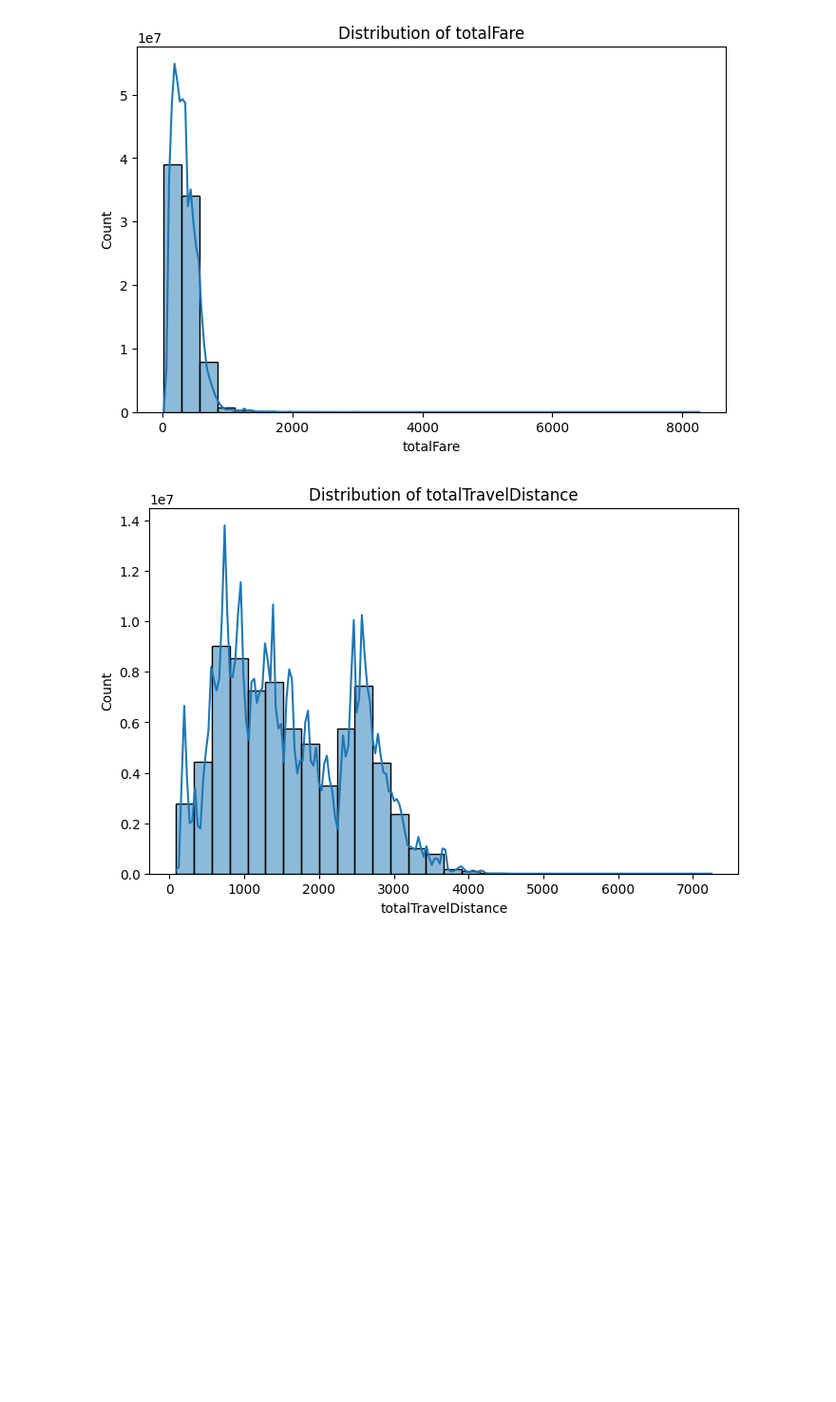
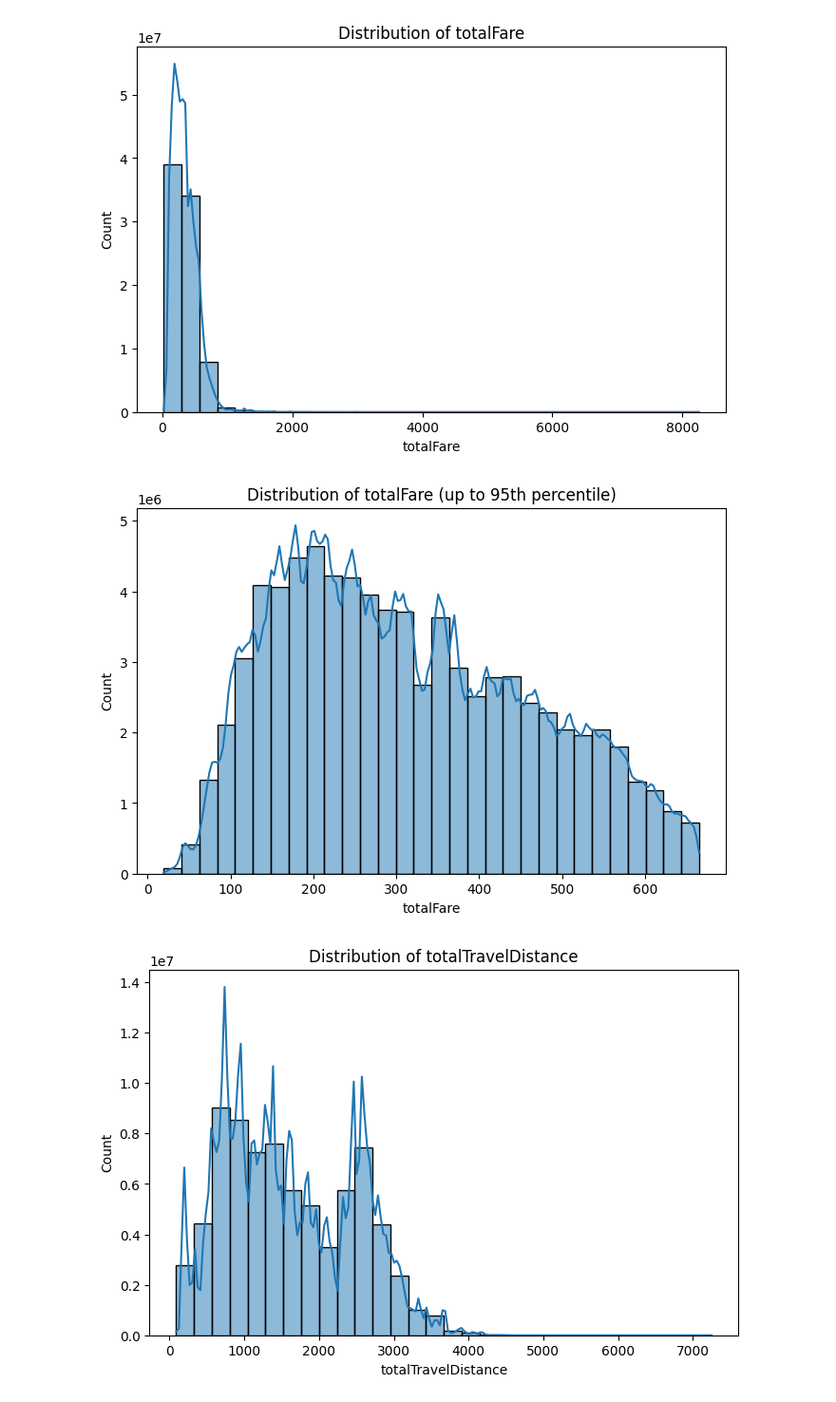
Before and after one commit to fangzhongfionaxu/AIT-DeepLearning-Project, a Jupyter notebook: Final Project.ipynb, the cells around one changed output. Shown at 95% size. Saved outputs shown, nothing was run; the diff lists cells and outputs as text; code cells hidden in the pictures; blank space fills up the shorter version.

```diff
--- a/Final Project.ipynb
+++ b/Final Project.ipynb
@@ -124,6 +124,23 @@ plt.title(f'Distribution of {col}')
 plt.show()
 # %% [output]
 [figure]
+# %%
+csv_file = 'itineraries.csv'
+col = "totalFare"
+df = pd.read_csv(csv_file, usecols=[col])
+
+# Calculate the 95th percentile
+percentile_95 = np.percentile(df[col], 95)
+
+# Filter data to include only values <= 95th percentile
+filtered_data = df[df[col] <= percentile_95][col]
+
+plt.figure(figsize=(8, 5))
+sns.histplot(filtered_data, bins=30, kde=True)
+plt.title(f'Distribution of {col} (up to 95th percentile)')
+plt.show()
+# %% [output]
+[figure, added]
 # %%
 col = "totalTravelDistance"
 df = pd.read_csv(csv_file, usecols=[col])
```
Also changed, not shown: parts of 14 cells of this notebook.
